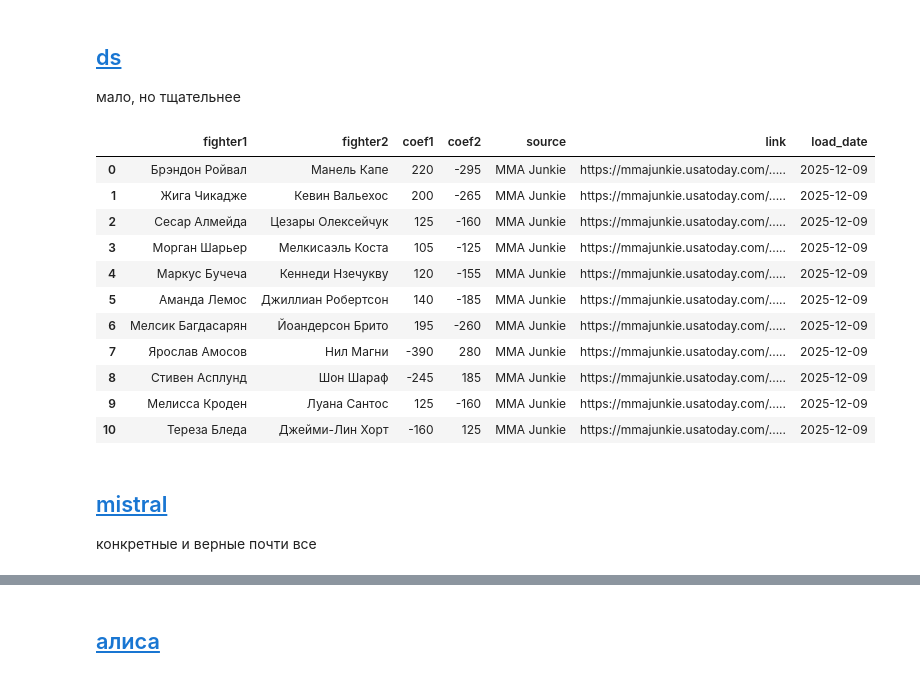
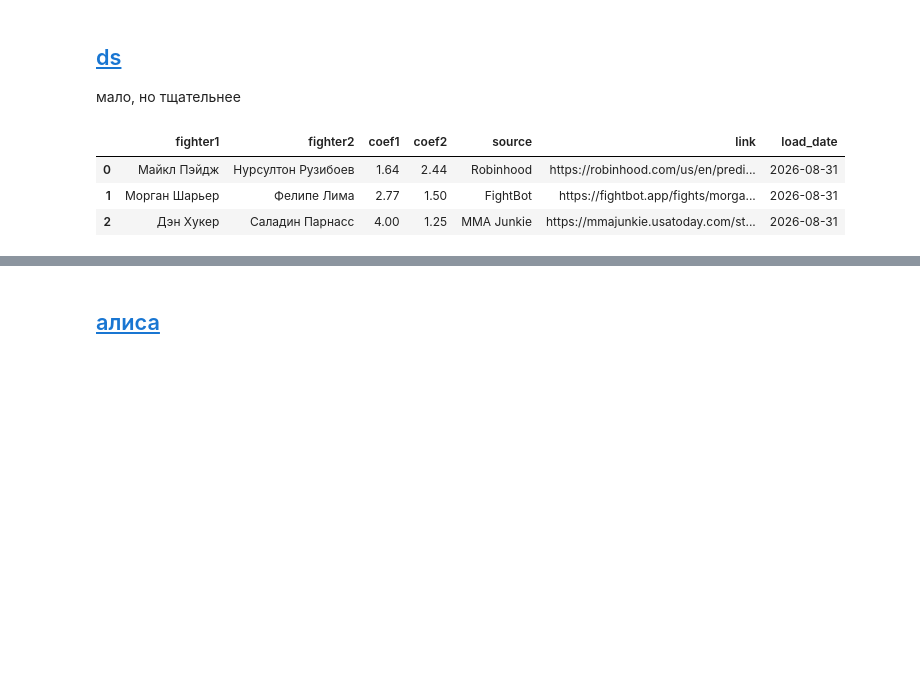
Before and after one commit to dtanalytic/ufc, a Jupyter notebook: notebooks/downloads.ipynb, the cells around one changed output, grey strips where cells are left out. Drawn from its saved outputs; the diff is of its cells as text; code cells hidden in the pictures; blank space fills up the shorter version.

```diff
--- a/notebooks/downloads.ipynb
+++ b/notebooks/downloads.ipynb
@@ -19,8 +23,8 @@ conf = OmegaConf.load('params.yaml')
 # %% [markdown]
 # fights coefs
 # %%
-url = 'https://leon.ru/api-2/betline/events/all?ctag=ru-RU&league_id=1970324837031381&hideClosed=true&flags=reg,urlv2,mm2,rrc,nodup'
-# url = 'https://leon.ru/api-2/betline/events/all?ctag=ru-RU&region_id=1970324837031381&hideClosed=true&flags=reg,urlv2,mm2,rrc,nodup'
+url = 'https://leon.ru/api-2/betline/events/all?ctag=ru-RU&league_id=1970324837036957&hideClosed=true&flags=reg,urlv2,mm2,rrc,nodup'
+# url = 'https://leon.ru/api-2/betline/events/all?ctag=ru-RU&region_id=1970324852975455&hideClosed=true&flags=reg,urlv2,mm2,rrc,nodup'
 headers = {
     "accept": "*/*",
     "accept-language": "ru-RU,ru;q=0.9,en-US;q=0.8,en;q=0.7",
@@ -232,14 +286,3 @@ rank_df[(rank_df.division_name=='Вне зависимости от катего
 # Topology rankings
 # %%
 from datetime import datetime
-# %%
-from selenium import webdriver
-from selenium.webdriver.chrome.service import Service
-
-PROXY = "147.45.227.230:4080"          # <host>:<port>
-
-chrome_options = webdriver.ChromeOptions()
-chrome_options.add_argument(f'--proxy-server=http://{PROXY}')   # http
-
-service = Service(r'c:\work\dev\python\progs\utils\chromedriver.exe')
-browser = webdriver.Chrome(service=service, options=chrome_options)
@@ -340,13 +386,2 @@ rank_big_df.shape, rank_big_old_df.shape
 # %% [markdown]
 # Статистика бойцов
-# %%
-from selenium import webdriver
-from selenium.webdriver.chrome.service import Service
-
-PROXY = "147.45.227.230:4080"          # <host>:<port>
-
-chrome_options = webdriver.ChromeOptions()
-chrome_options.add_argument(f'--proxy-server=http://{PROXY}')   # http
-
-service = Service(r'c:\work\dev\python\progs\utils\chromedriver.exe')
-browser = webdriver.Chrome(service=service, options=chrome_options)
@@ -599,35 +675,16 @@ leon-а
 мало, но тщательнее
 # %%
 csv_like = '''
+
 fighter1,fighter2,coef1,coef2,source,link,load_date
-Брэндон Ройвал,Манель Капе,+220,-295,MMA Junkie,https://mmajunkie.usatoday.com/.../ufc-fight-night-brandon-royval-vs-manel-kape-start-time-lineup-odds/87672463007/,2025-12-09
-Жига Чикадже,Кевин Вальехос,+200,-265,MMA Junkie,https://mmajunkie.usatoday.com/.../ufc-fight-night-brandon-royval-vs-manel-kape-start-time-lineup-odds/87672463007/,2025-12-09
-Сесар Алмейда,Цезары Олексейчук,+125,-160,MMA Junkie,https://mmajunkie.usatoday.com/.../ufc-fight-night-brandon-royval-vs-manel-kape-start-time-lineup-odds/87672463007/,2025-12-09
-Морган Шарьер,Мелкисаэль Коста,+105,-125,MMA Junkie,https://mmajunkie.usatoday.com/.../ufc-fight-night-brandon-royval-vs-manel-kape-start-time-lineup-odds/87672463007/,2025-12-09
-Маркус Бучеча,Кеннеди Нзечукву,+120,-155,MMA Junkie,https://mmajunkie.usatoday.com/.../ufc-fight-night-brandon-royval-vs-manel-kape-start-time-lineup-odds/87672463007/,2025-12-09
-Аманда Лемос,Джиллиан Робертсон,+140,-185,MMA Junkie,https://mmajunkie.usatoday.com/.../ufc-fight-night-brandon-royval-vs-manel-kape-start-time-lineup-odds/87672463007/,2025-12-09
-Мелсик Багдасарян,Йоандерсон Брито,+195,-260,MMA Junkie,https://mmajunkie.usatoday.com/.../ufc-fight-night-brandon-royval-vs-manel-kape-start-time-lineup-odds/87672463007/,2025-12-09
-Ярослав Амосов,Нил Магни,-390,+280,MMA Junkie,https://mmajunkie.usatoday.com/.../ufc-fight-night-brandon-royval-vs-manel-kape-start-time-lineup-odds/87672463007/,2025-12-09
-Стивен Асплунд,Шон Шараф,-245,+185,MMA Junkie,https://mmajunkie.usatoday.com/.../ufc-fight-night-brandon-royval-vs-manel-kape-start-time-lineup-odds/87672463007/,2025-12-09
-Мелисса Кроден,Луана Сантос,+125,-160,MMA Junkie,https://mmajunkie.usatoday.com/.../ufc-fight-night-brandon-royval-vs-manel-kape-start-time-lineup-odds/87672463007/,2025-12-09
-Тереза Бледа,Джейми-Лин Хорт,-160,+125,MMA Junkie,https://mmajunkie.usatoday.com/.../ufc-fight-night-brandon-royval-vs-manel-kape-start-time-lineup-odds/87672463007/,2025-12-09
+Майкл Пэйдж,Нурсултон Рузибоев,1.64,2.44,Robinhood,https://robinhood.com/us/en/prediction-markets/mma/events/fight-night-page-vs-ruziboev-sep-05-2026/,2026-08-31
+Морган Шарьер,Фелипе Лима,2.77,1.50,FightBot,https://fightbot.app/fights/morgan-charriere-vs-felipe-lima-8926,2026-08-31
+Дэн Хукер,Саладин Парнасс,4.00,1.25,MMA Junkie,https://mmajunkie.usatoday.com/story/sports/ufc/2026/08/21/ufc-paris-dan-hooker-vs-salahdine-parnasse-betting-odds-mma-gambling/91401196007/,2026-08-31
 '''
 ds_df = pd.read_csv(StringIO(csv_like), sep=',')
 ds_df
 # %% [output]
 |  | fighter1 | fighter2 | coef1 | coef2 | source | link | load_date |
-| 0 | Брэндон Ройвал | Манель Капе | 220 | -295 | MMA Junkie | https://mmajunkie.usatoday.com/..... | 2025-12-09 |
-| 1 | Жига Чикадже | Кевин Вальехос | 200 | -265 | MMA Junkie | https://mmajunkie.usatoday.com/..... | 2025-12-09 |
-| 2 | Сесар Алмейда | Цезары Олексейчук | 125 | -160 | MMA Junkie | https://mmajunkie.usatoday.com/..... | 2025-12-09 |
-| 3 | Морган Шарьер | Мелкисаэль Коста | 105 | -125 | MMA Junkie | https://mmajunkie.usatoday.com/..... | 2025-12-09 |
-| 4 | Маркус Бучеча | Кеннеди Нзечукву | 120 | -155 | MMA Junkie | https://mmajunkie.usatoday.com/..... | 2025-12-09 |
-| 5 | Аманда Лемос | Джиллиан Робертсон | 140 | -185 | MMA Junkie | https://mmajunkie.usatoday.com/..... | 2025-12-09 |
-| 6 | Мелсик Багдасарян | Йоандерсон Брито | 195 | -260 | MMA Junkie | https://mmajunkie.usatoday.com/..... | 2025-12-09 |
-| 7 | Ярослав Амосов | Нил Магни | -390 | 280 | MMA Junkie | https://mmajunkie.usatoday.com/..... | 2025-12-09 |
-| 8 | Стивен Асплунд | Шон Шараф | -245 | 185 | MMA Junkie | https://mmajunkie.usatoday.com/..... | 2025-12-09 |
-| 9 | Мелисса Кроден | Луана Сантос | 125 | -160 | MMA Junkie | https://mmajunkie.usatoday.com/..... | 2025-12-09 |
-| 10 | Тереза Бледа | Джейми-Лин Хорт | -160 | 125 | MMA Junkie | https://mmajunkie.usatoday.com/..... | 2025-12-09 |
+| 0 | Майкл Пэйдж | Нурсултон Рузибоев | 1.64 | 2.44 | Robinhood | https://robinhood.com/us/en/predi... | 2026-08-31 |
+| 1 | Морган Шарьер | Фелипе Лима | 2.77 | 1.50 | FightBot | https://fightbot.app/fights/morga... | 2026-08-31 |
+| 2 | Дэн Хукер | Саладин Парнасс | 4.00 | 1.25 | MMA Junkie | https://mmajunkie.usatoday.com/st... | 2026-08-31 |
-# %% [markdown]
-## [mistral](https://chat.mistral.ai/chat)
-
-конкретные и верные почти все
```
Also changed, not shown: parts of 71 cells of this notebook, 17 other files.
